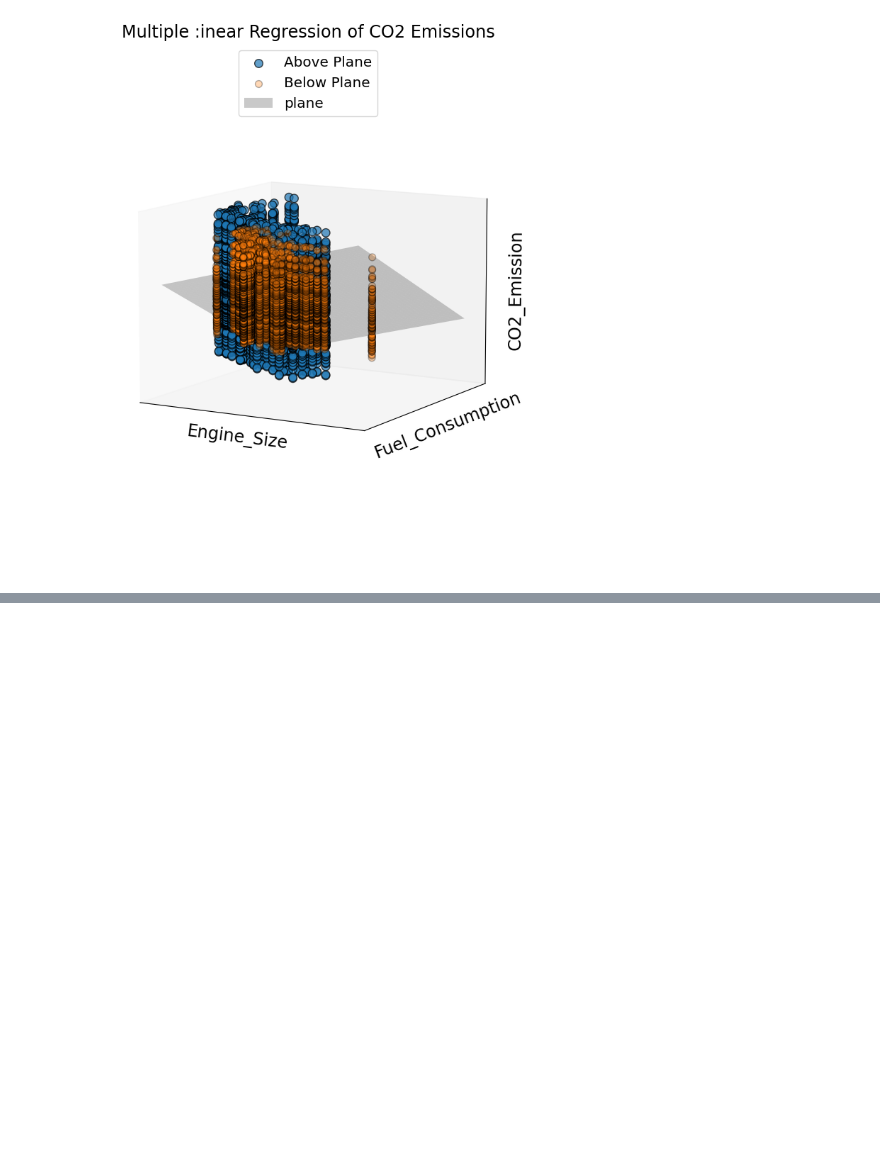
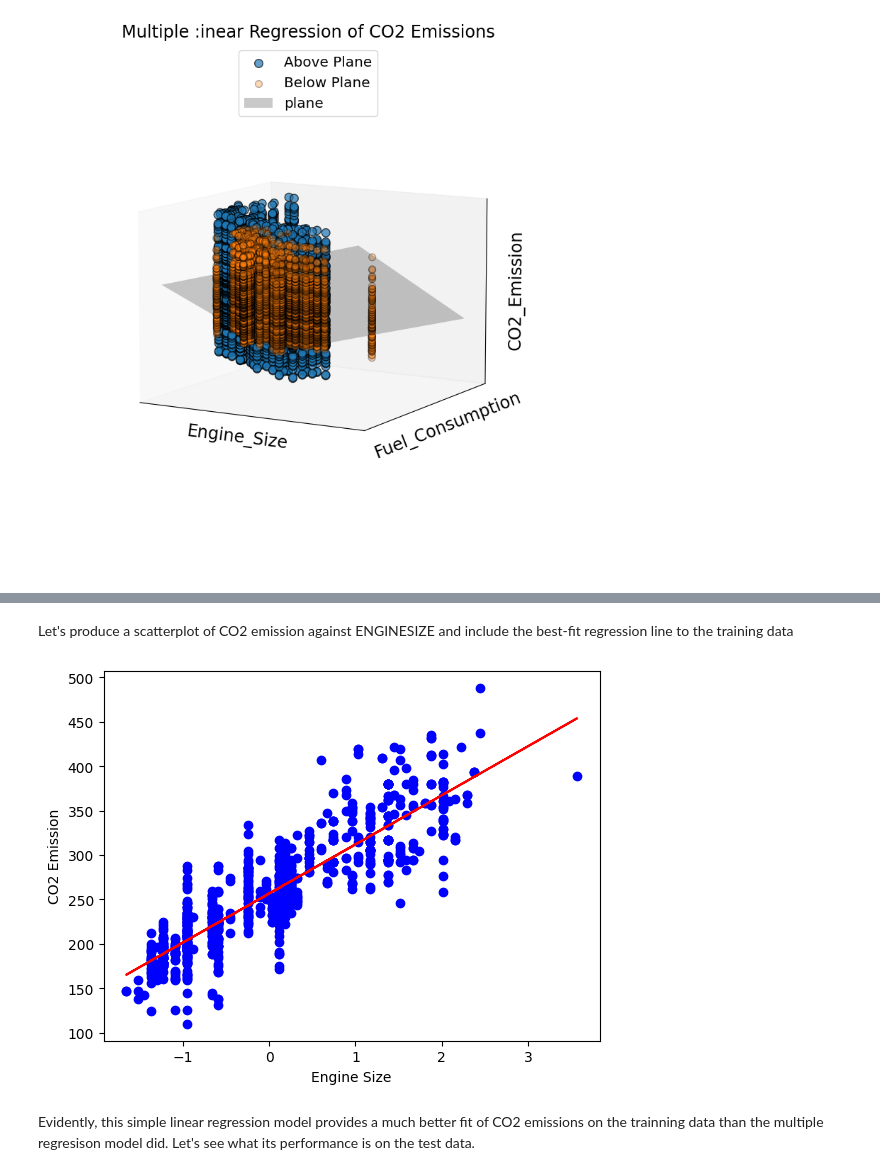
Before and after one commit to YoussefChati/CO2_Emission_ML, a Jupyter notebook: notebook.ipynb, the cells around one changed output, grey strips where cells are left out. Cells and saved outputs as stored; diff of their text form; code cells hidden in the pictures; blank space fills up the shorter version.

```diff
--- a/notebook.ipynb
+++ b/notebook.ipynb
@@ -455,0 +491,12 @@ plt.show()
+# %% [markdown]
+Let's produce a scatterplot of CO2 emission against ENGINESIZE and include the best-fit regression line to the training data
+# %%
+plt.scatter(X_train4, y_train3, color = 'blue')
+plt.plot(X_train4, coef4_[0] * X_train4 + intercept4_, '-r')
+plt.xlabel('Engine Size')
+plt.ylabel('CO2 Emission')
+plt.show()
+# %% [output]
+[figure, added]
+# %% [markdown]
+Evidently, this simple linear regression model provides a much better fit of CO2 emissions on the trainning data than the multiple regresison model did. Let's see what its performance is on the test data.
```
Also changed, not shown: parts of 6 cells of this notebook.
